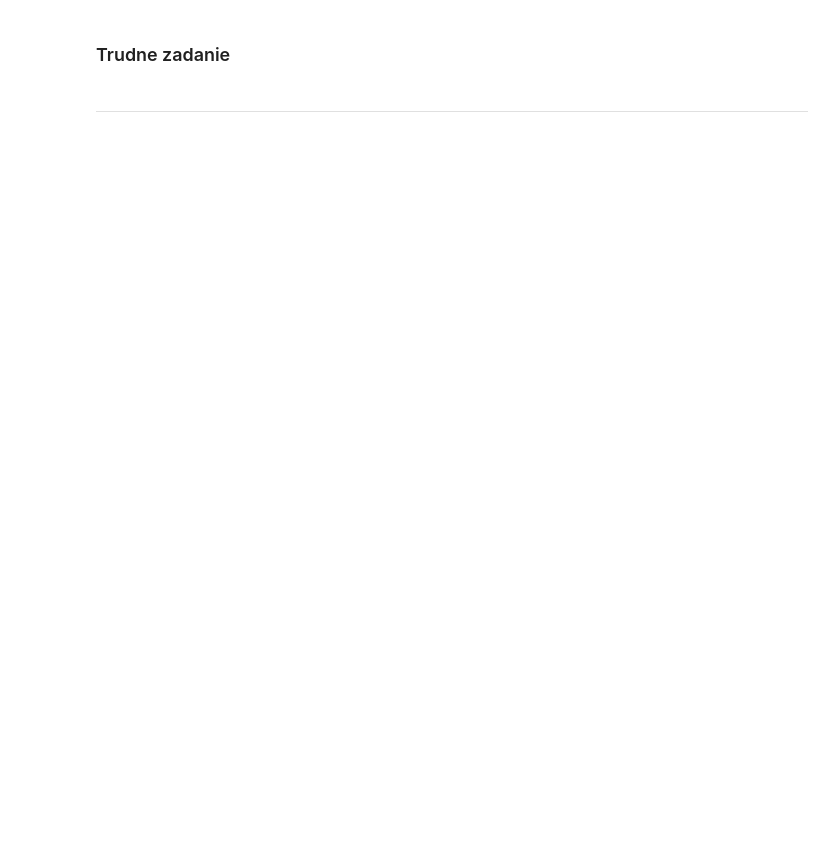
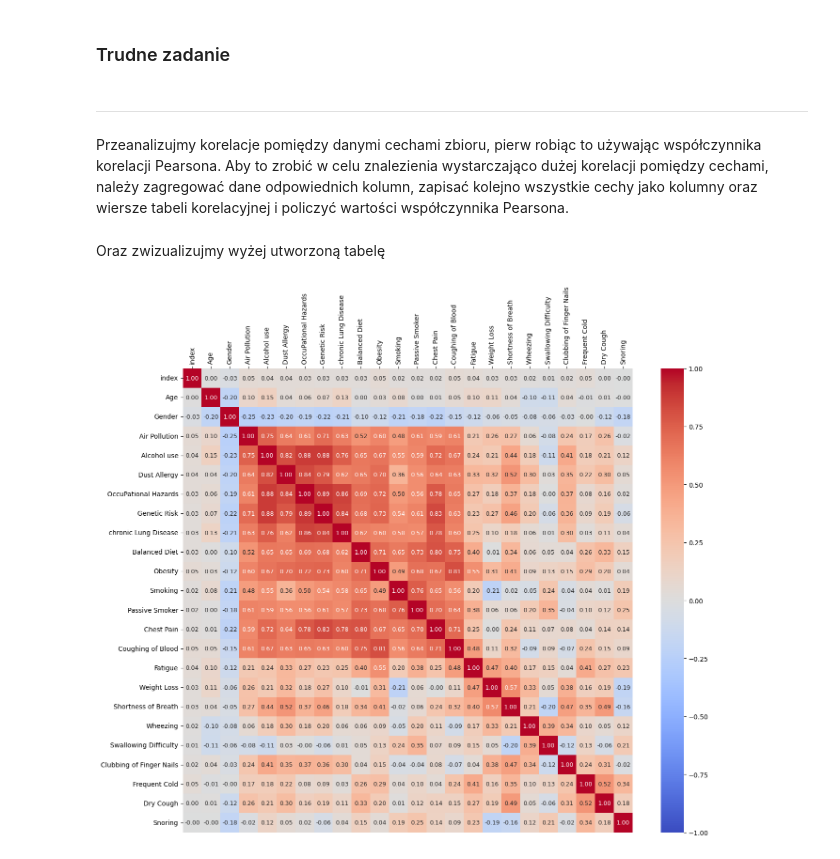
Before and after one commit to asucha/ai4b, a Jupyter notebook: aSucha_zadPoz_aiDev_AI4B.ipynb, the cells around one changed output. Cells and saved outputs as stored; diff of their text form; code cells hidden in the pictures; blank space fills up the shorter version.

```diff
--- a/aSucha_zadPoz_aiDev_AI4B.ipynb
+++ b/aSucha_zadPoz_aiDev_AI4B.ipynb
@@ -107,3 +109,47 @@ df.describe()
 ### Trudne zadanie
 # %% [markdown]
 ---
+# %% [markdown]
+Przeanalizujmy korelacje pomiędzy danymi cechami zbioru, pierw robiąc to używając współczynnika korelacji Pearsona. Aby to zrobić w celu znalezienia wystarczająco dużej korelacji pomiędzy cechami, należy zagregować dane odpowiednich kolumn, zapisać kolejno wszystkie cechy jako kolumny oraz wiersze tabeli korelacyjnej i policzyć wartości współczynnika Pearsona.
+# %%
+import numpy as np
+from scipy.stats import pearsonr
+
+numeric_df = df.select_dtypes(include=[np.number])
+columns = numeric_df.columns
+n = len(columns)
+
+# pcct - Pearson's Corr Coeff Table
+pcct = pd.DataFrame(np.zeros((n, n)), index=columns, columns=columns)
+
+# spopulowanie nowo utworzonej tablei korelacyjnej
+for i, col1 in enumerate(columns):
+    for j, col2 in enumerate(columns):
+        corr, _ = pearsonr(df[col1], df[col2])
+        pcct.iloc[i, j] = corr
+# %% [markdown]
+Oraz zwizualizujmy wyżej utworzoną tabelę
+# %%
+import matplotlib.pyplot as plt
+import seaborn as sns
+
+rounded_pcct = np.round(pcct, 2)
+
+plt.figure(figsize=(14,12))
+sns.heatmap(pcct,
+            annot=rounded_pcct,
+            fmt='.2f',
+            cmap="coolwarm",
+            vmin=-1,
+            vmax=1,
+            annot_kws={"size": 9})
+
+ax = plt.gca()
+ax.xaxis.tick_top()
+ax.xaxis.set_label_position('top')
+plt.xticks(rotation=90)
+
+plt.tight_layout()
+plt.show()
+# %% [output]
+[figure, added]
```
Also changed, not shown: parts of 10 cells of this notebook.
